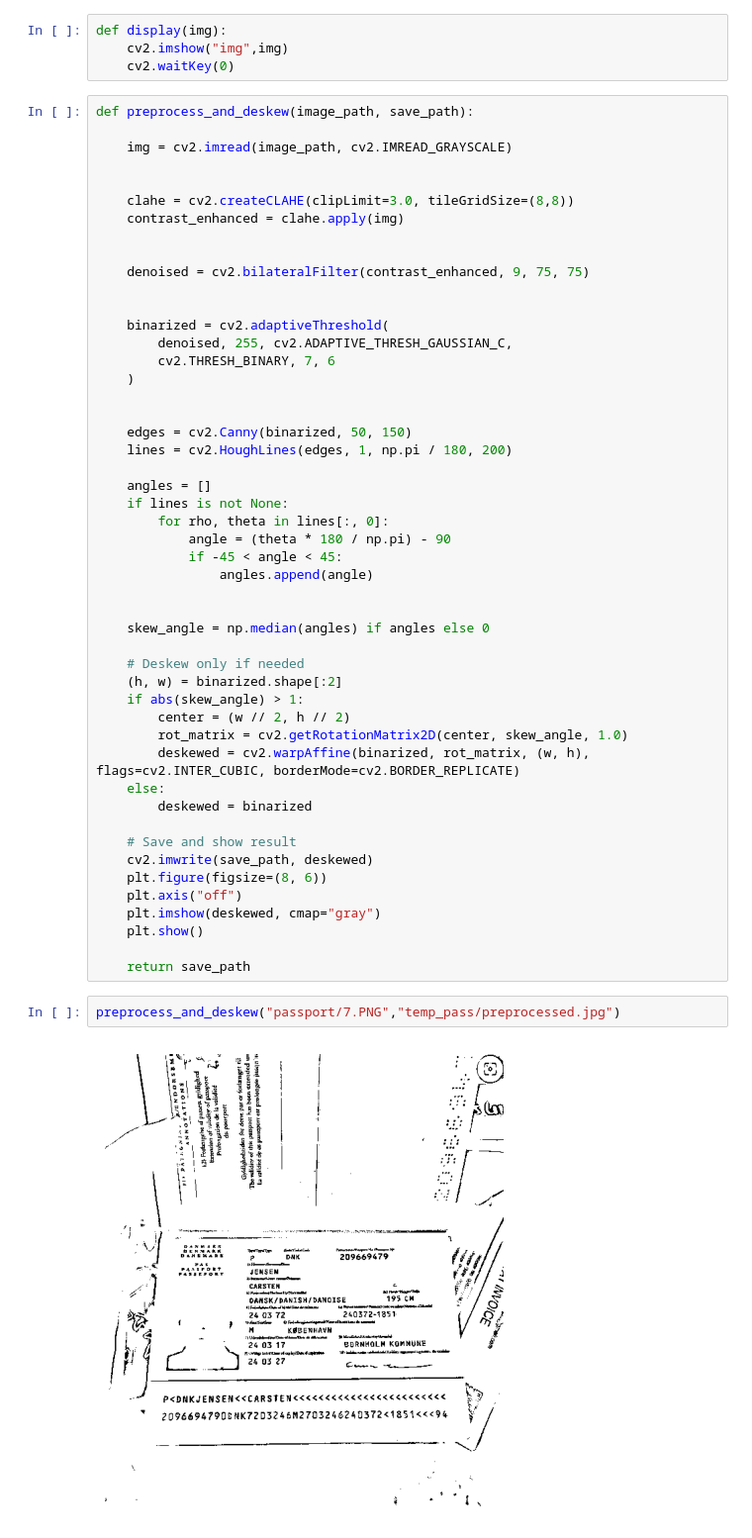
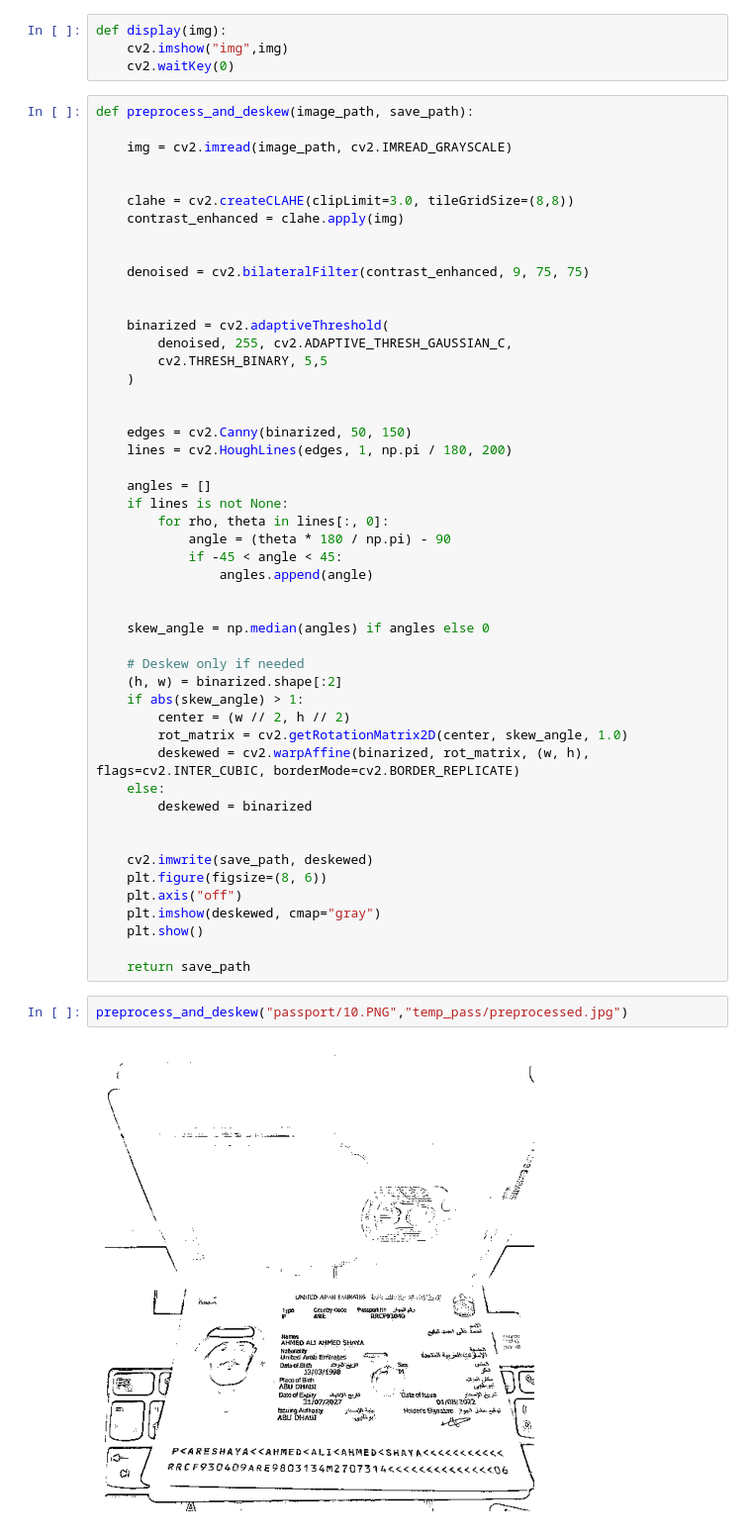
Before and after one commit to tarunrohit/OCR, a Jupyter notebook: practice.ipynb, the cells around one changed output. Shown at 99% size. Cells and saved outputs as stored; diff of their text form.

```diff
--- a/practice.ipynb
+++ b/practice.ipynb
@@ -25,7 +25,7 @@ def preprocess_and_deskew(image_path, save_path):
 
     binarized = cv2.adaptiveThreshold(
         denoised, 255, cv2.ADAPTIVE_THRESH_GAUSSIAN_C,
-        cv2.THRESH_BINARY, 7, 6
+        cv2.THRESH_BINARY, 5,5
     )
 
 
@@ -51,7 +51,7 @@ def preprocess_and_deskew(image_path, save_path):
     else:
         deskewed = binarized
 
-    # Save and show result
+
     cv2.imwrite(save_path, deskewed)
     plt.figure(figsize=(8, 6))
     plt.axis("off")
@@ -60,9 +60,9 @@ def preprocess_and_deskew(image_path, save_path):
 
     return save_path
 # %%
-preprocess_and_deskew("passport/7.PNG","temp_pass/preprocessed.jpg")
+preprocess_and_deskew("passport/10.PNG","temp_pass/preprocessed.jpg")
 # %% [output]
-[figure, old version]
+[figure, new version]
 'temp_pass/preprocessed.jpg'
 # %%
 def dilated_passport(image_path, save_path):
```
Also changed, not shown: parts of 3 cells of this notebook, 29 other files.
